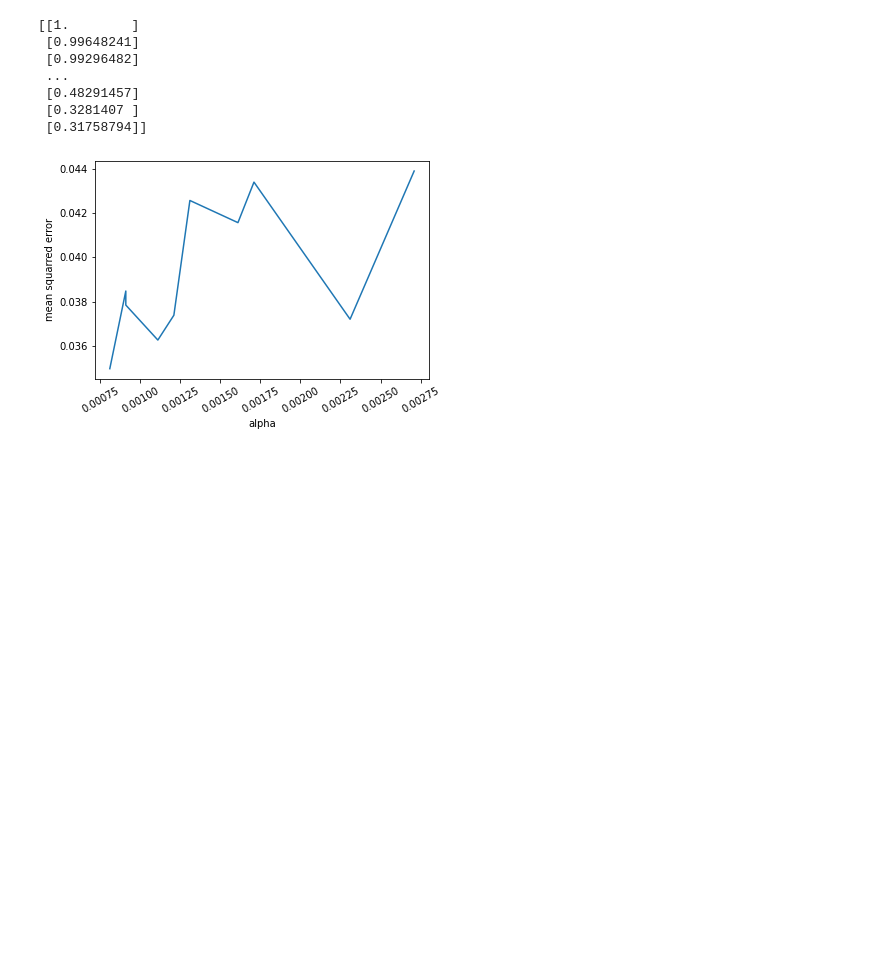
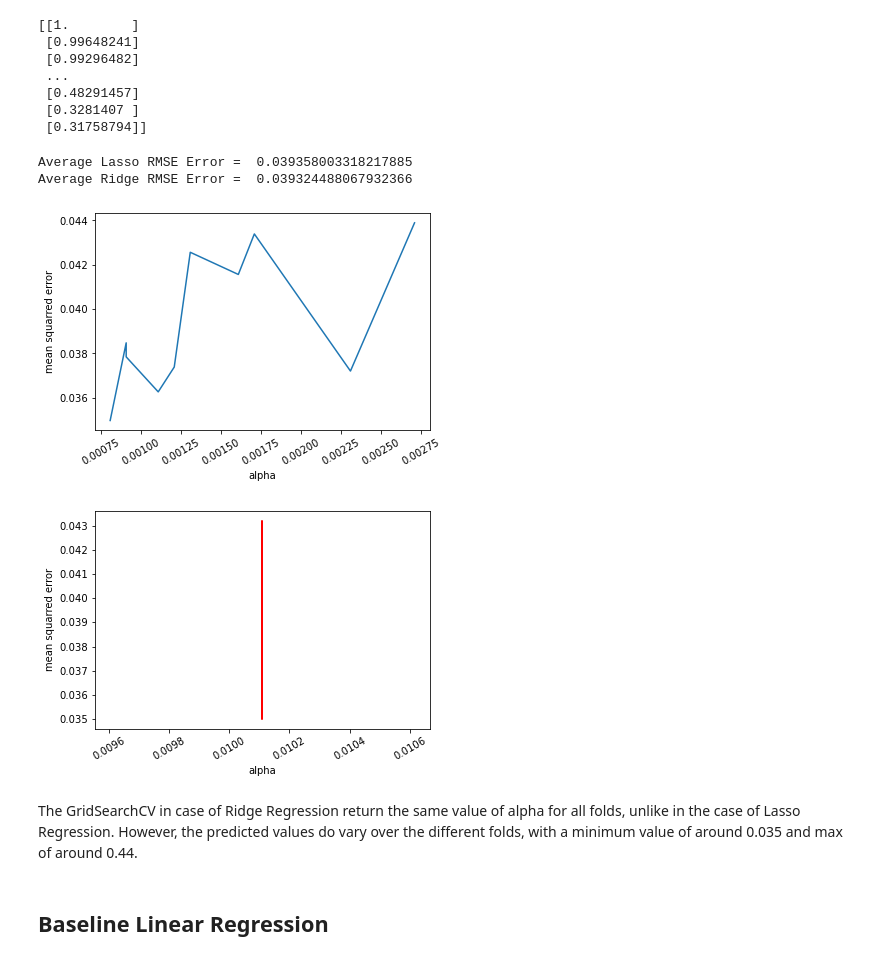
Before and after one commit to arora-ansh/HitPredictor-ML-Project, a Jupyter notebook: LR.ipynb, the cells around one changed output. Saved outputs shown, nothing was run; the diff lists cells and outputs as text; code cells hidden in the pictures; blank space fills up the shorter version.

Commit message:
SVR + Baseline LR + key diag

```diff
--- a/LR.ipynb
+++ b/LR.ipynb
@@ -6,7 +6,7 @@ from sklearn.model_selection import KFold
 from sklearn import datasets
 import pandas as pd
 # %%
-def convert_score(x):
+def convert_labels(x):
     y = []
     for i in range(len(x)):
         y.append([(199.7-0.7*x[i][0])/199])
@@ -21,7 +21,7 @@ X = np.array(dataX)
 dataY = pd.read_csv('./datasets/spotofy_music_labels.csv')
 dataY.head()
 Y = np.array(dataY)
-Y = convert_score(Y)
+Y = convert_labels(Y)
 Y.tofile('datasets/hitscore.csv',sep=',')
 print(Y)
 # %% [output]
@@ -35,26 +35,45 @@ print(Y)
 # %%
 from sklearn.metrics import mean_squared_error
 from sklearn.linear_model import Lasso
+from sklearn.linear_model import Ridge
 from sklearn.model_selection import GridSearchCV
 from sklearn.metrics import accuracy_score
 kf = KFold(n_splits=10)
 temp__ = 0.0000001
 alphas1 = []
+alphas2 = []
 for i in range(0, 102):
     alphas1.append(temp__+ 0.00001)
+    alphas2.append(temp__+ 0.00001)
     temp__ +=0.0001
 res = []
+res2 = []
 for train_index, test_index in kf.split(X):
     # print("TRAIN:", train_index, "TEST:", test_index)
     X_train, X_test = X[train_index], X[test_index]
     y_train, y_test = Y[train_index], Y[test_index]
     model = Lasso()
+    model2 = Ridge()
+
+    # Lasso Implementation
     grid = dict()
     grid['alpha'] = alphas1
     grid_ = GridSearchCV(estimator=model,param_grid=dict(alpha=alphas1))
     results = grid_.fit(X_train, y_train)
+
     # print('Alpha: %s' % results.best_estimator_.alpha)
     clf = Lasso(alpha=results.best_estimator_.alpha)
     clf.fit(X_train, y_train)
     predictY2 = clf.predict(X_test)
     res.append([results.best_estimator_.alpha,mean_squared_error(y_test, predictY2)])
+
+    # Ridge Implementation
+    grid2 = dict()
+    grid2['alpha'] = alphas2
+    grid2_ = GridSearchCV(estimator=model2,param_grid=dict(alpha=alphas2))
+    results2 = grid2_.fit(X_train, y_train)
+
+    clf2 = Ridge(alpha = results2.best_estimator_.alpha)
+    clf2.fit(X_train,y_train)
+    predictY22 = clf2.predict(X_test)
+    res2.append([results2.best_estimator_.alpha,mean_squared_error(y_test, predictY22)])
@@ -63,12 +80,41 @@ res.sort(key = lambda x: x[0])
+# %%
+res.sort(key = lambda x: x[0])
+res2.sort(key = lambda x: x[0])
+# print(res2)
+
+total_rmse_lasso = 0
+total_rmse_ridge = 0
+
+for i in range(10):
+    total_rmse_lasso += res[i][1]
+    total_rmse_ridge += res2[i][1]
+
+print("Average Lasso RMSE Error = ",str(total_rmse_lasso/10))
+print("Average Ridge RMSE Error = ",str(total_rmse_ridge/10))
+# %% [output]
+Average Lasso RMSE Error =  0.039358003318217885
+Average Ridge RMSE Error =  0.039324488067932366
 # %%
 import matplotlib.pyplot as plt
 plt.plot([i[0] for i in res], [i[1] for i in res])
 plt.xlabel('alpha')
 plt.ylabel('mean squarred error')
 plt.xticks(rotation=30)
 plt.show()
+
+plt.figure()
+plt.plot([i[0] for i in res2], [i[1] for i in res2],'r')
+plt.xlabel('alpha')
+plt.ylabel('mean squarred error')
+plt.xticks(rotation=30)
+plt.show()
 # %% [output]
 [figure]
+[figure, added]
+# %% [markdown]
+The GridSearchCV in case of Ridge Regression return the same value of alpha for all folds, unlike in the case of Lasso Regression. However, the predicted values do vary over the different folds, with a minimum value of around 0.035 and max of around 0.44.
 # %%
 with open('L1.txt','w+') as f:
     f.write(str(res))
+# %% [markdown]
+## Baseline Linear Regression
```
Also changed, not shown: parts of 3 cells of this notebook, 3 other files.
